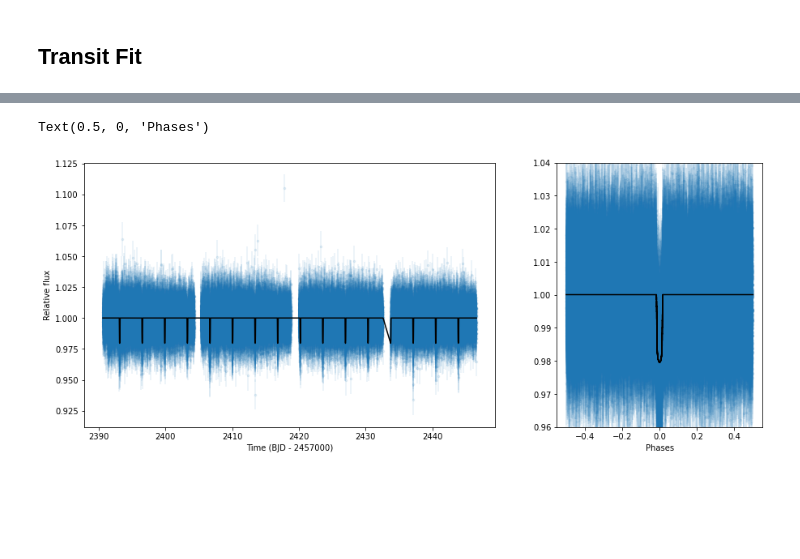
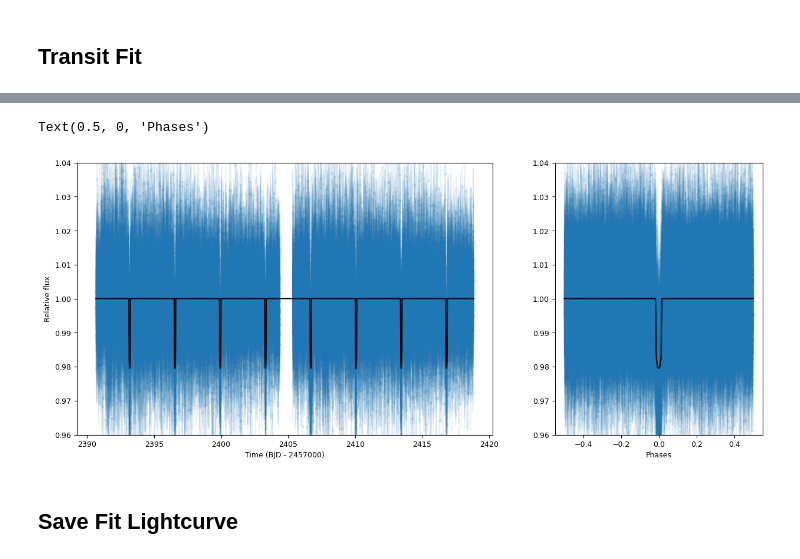
Before and after one commit to Lukeli0425/Exoplanet-Fit, a Jupyter notebook: transit_fit_4439_TESS.ipynb, the cells around one changed output, grey strips where cells are left out. Cells and saved outputs as stored; diff of their text form; code cells hidden in the pictures; blank space fills up the shorter version.

Commit message:
update figures

```diff
--- a/transit_fit_4439_TESS.ipynb
+++ b/transit_fit_4439_TESS.ipynb
@@ -55,7 +56,7 @@ lkf = lkfile.download_all(download_dir=my_dir)
 # juliet needs the fits file
 lkf = glob.glob(os.path.join(my_dir, 'mastDownload/*/*/tess*.fits'))
 lkf.sort()
-lkf = lkf[0:2]
+lkf = lkf[0:1]
 # %%
 t,f,ferr = juliet_get_tess_data(lkf)
 # %%
@@ -148,35 +149,37 @@ PyMultinest installation not detected. Forcing dynesty as the sampler.
 # %%
 # Extract transit model prediction given the data:
 transit_model = results.lc.evaluate('TESS')
 
 # Plot results:
 fig = plt.figure(figsize=(15,6))
 gs = gridspec.GridSpec(1, 2, width_ratios=[2, 1])
 ax1 = plt.subplot(gs[0])
 
 # Plot time v/s flux plot:
-ax1.errorbar(dataset.times_lc['TESS'], dataset.data_lc['TESS'], \
-         yerr = dataset.errors_lc['TESS'], fmt = '.', alpha = 0.1)
+ax1.errorbar(dataset.times_lc['TESS'], dataset.data_lc['TESS'],
+             yerr = dataset.errors_lc['TESS'], fmt = '.', alpha = 0.1)
 
 # now plot the model
-ax1.plot(dataset.times_lc['TESS'], transit_model,color='black',zorder=10)
+ax1.plot(dataset.times_lc['TESS'], transit_model, color='black',zorder=10)
 
 # ax1.set_xlim([2403.2,2403.7])
-# ax1.set_ylim([0.96,1.04])
+ax1.set_ylim([0.96,1.04])
 ax1.set_xlabel('Time (BJD - 2457000)')
 ax1.set_ylabel('Relative flux')
 
 # Now phased transit lightcurve:
 phases = juliet.utils.get_phases(t, p1, tc1)
 ax2 = plt.subplot(gs[1])
-ax2.errorbar(phases, dataset.data_lc['TESS'], \
+ax2.errorbar(phases, dataset.data_lc['TESS'],
              yerr = dataset.errors_lc['TESS'], fmt = '.', alpha = 0.1)
 idx = np.argsort(phases)
 ax2.plot(phases[idx],transit_model[idx], color='black', zorder=10)
 # ax2.yaxis.set_major_formatter(plt.NullFormatter())
 # ax2.set_xlim([-0.018,0.018])
 ax2.set_ylim([0.96,1.04])
 ax2.set_xlabel('Phases')
 # %% [output]
 Text(0.5, 0, 'Phases')
-[figure, old version]
+[figure, new version]
+# %% [markdown]
+## Save Fit Lightcurve
```
Also changed, not shown: parts of 6 cells of this notebook, 4 other files.
